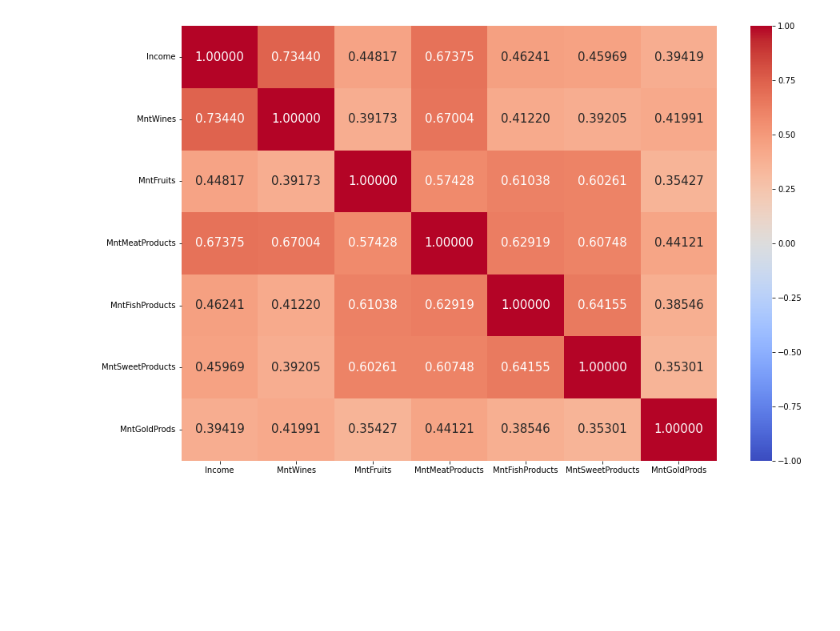
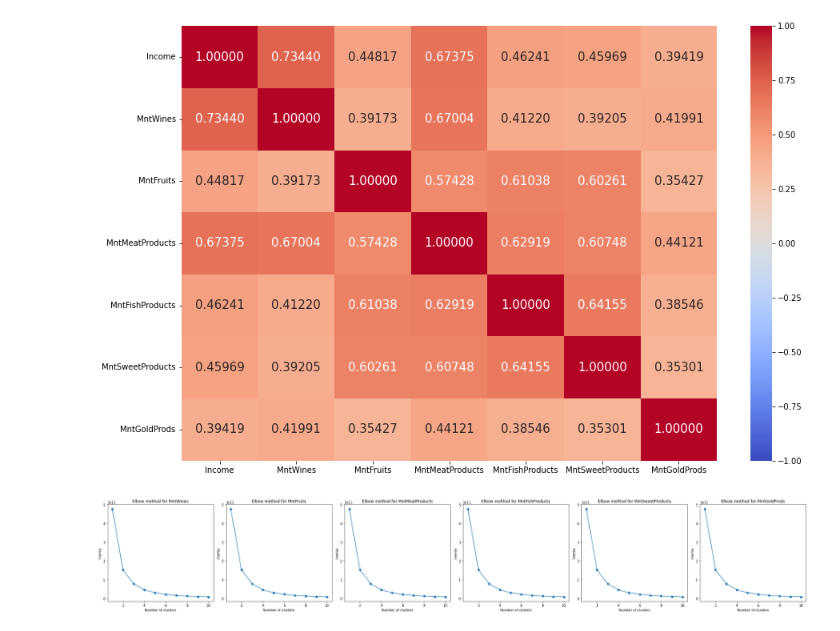
Before and after one commit to dcjh/1015_Mini_Project, a Jupyter notebook: Income_EDA.ipynb, the cells around one changed output. Drawn from its saved outputs; the diff is of its cells as text; code cells hidden in the pictures; blank space fills up the shorter version.

Commit message:
updated K Means Clustering

```diff
--- a/Income_EDA.ipynb
+++ b/Income_EDA.ipynb
@@ -131,3 +131,31 @@ sb.heatmap(income_cleaned.corr(), vmin = -1, vmax = 1, annot = True, fmt = ".5f"
 # %% [output]
 <AxesSubplot:>
 [figure]
+# %%
+from sklearn.cluster import KMeans
+data = []
+count = 0
+for var in income_cleaned.columns[1:]:
+    data.append(list(zip(income_cleaned["Income"], income_cleaned[var])))
+    count+=1
+
+f, axes = plt.subplots(1, 6, figsize=(30,5))
+
+
+count=0
+for i in range(len(data)):
+    inertias = []
+    for j in range(1,11):
+        kmeans = KMeans(n_clusters=j)
+        kmeans.fit(data[i])
+        inertias.append(kmeans.inertia_)
+    axes[i].plot(range(1,11), inertias, marker='o')
+    axes[i].set_title(f'Elbow method for {income_cleaned.columns[i + 1]}')
+    axes[i].set_xlabel('Number of clusters')
+    axes[i].set_ylabel('Inertia')
+    count+=1
+
+plt.tight_layout()
+plt.show()
+# %% [output]
+[figure, added]
```
Also changed, not shown: parts of 3 cells of this notebook.
